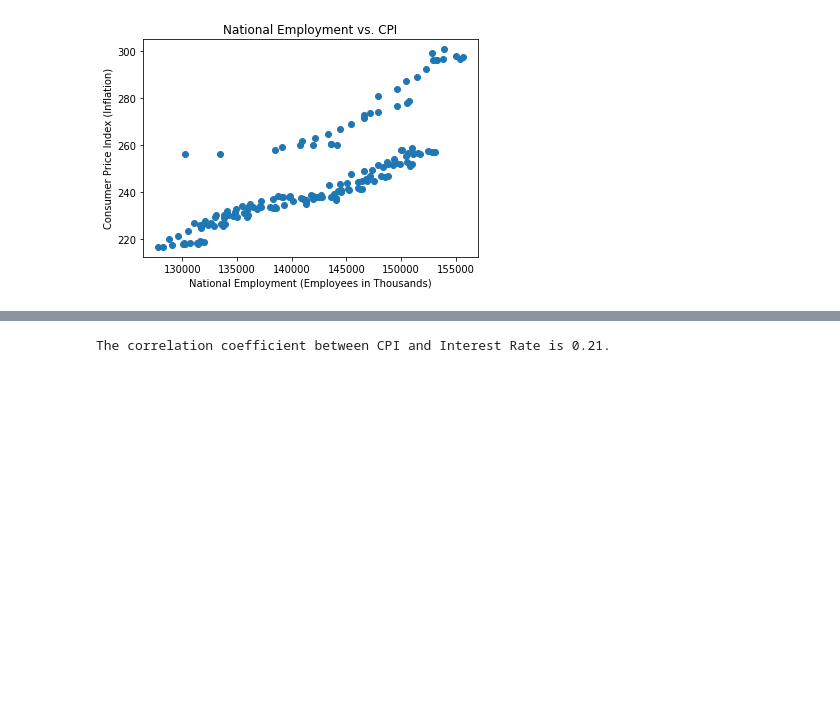
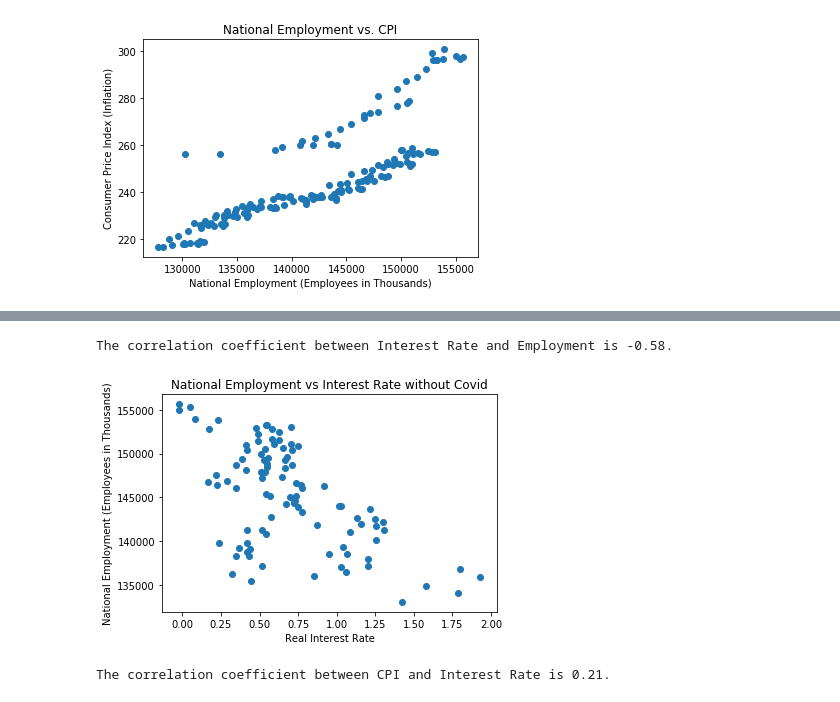
Before and after one commit to aumekubo2/SHAAL, a Jupyter notebook: Data_Analysis/Multi_Extract_Analysis_Attempt_1.ipynb, the cells around one changed output, grey strips where cells are left out. Saved outputs shown, nothing was run; the diff lists cells and outputs as text; code cells hidden in the pictures; blank space fills up the shorter version.

```diff
--- a/Data_Analysis/Multi_Extract_Analysis_Attempt_1.ipynb
+++ b/Data_Analysis/Multi_Extract_Analysis_Attempt_1.ipynb
@@ -226,3 +252,56 @@ The correlation coefficient between CPI and National Employment is 0.82.
+# %%
+# Plot Employment vs Interest Rate without Covid
+
+# drop March 2023 of Interest Rate to make dataset same length
+interest_rate_reversed = interest_rate.iloc[::-1]
+interest_rate_reversed = interest_rate_reversed.drop(interest_rate_reversed[interest_rate_reversed["observation_date"] == "Mar-23"].index)
+interest_rate_reversed = interest_rate_reversed.drop(interest_rate_reversed[interest_rate_reversed["observation_date"] == "Jan-20"].index)
+interest_rate_reversed = interest_rate_reversed.drop(interest_rate_reversed[interest_rate_reversed["observation_date"] == "Feb-20"].index)
+interest_rate_reversed = interest_rate_reversed.drop(interest_rate_reversed[interest_rate_reversed["observation_date"] == "Mar-20"].index)
+interest_rate_reversed = interest_rate_reversed.drop(interest_rate_reversed[interest_rate_reversed["observation_date"] == "Apr-20"].index)
+interest_rate_reversed = interest_rate_reversed.drop(interest_rate_reversed[interest_rate_reversed["observation_date"] == "May-20"].index)
+interest_rate_reversed = interest_rate_reversed.drop(interest_rate_reversed[interest_rate_reversed["observation_date"] == "Jun-20"].index)
+interest_rate_reversed = interest_rate_reversed.drop(interest_rate_reversed[interest_rate_reversed["observation_date"] == "Jul-20"].index)
+interest_rate_reversed = interest_rate_reversed.drop(interest_rate_reversed[interest_rate_reversed["observation_date"] == "Aug-20"].index)
+interest_rate_reversed = interest_rate_reversed.drop(interest_rate_reversed[interest_rate_reversed["observation_date"] == "Sep-20"].index)
+interest_rate_reversed = interest_rate_reversed.drop(interest_rate_reversed[interest_rate_reversed["observation_date"] == "Oct-20"].index)
+interest_rate_reversed = interest_rate_reversed.drop(interest_rate_reversed[interest_rate_reversed["observation_date"] == "Nov-20"].index)
+interest_rate_reversed = interest_rate_reversed.drop(interest_rate_reversed[interest_rate_reversed["observation_date"] == "Dec-20"].index)
+interest_rate_reversed = interest_rate_reversed.drop(interest_rate_reversed[interest_rate_reversed["observation_date"] == "Jan-21"].index)
+interest_rate_reversed = interest_rate_reversed.drop(interest_rate_reversed[interest_rate_reversed["observation_date"] == "Feb-21"].index)
+interest_rate_reversed = interest_rate_reversed.drop(interest_rate_reversed[interest_rate_reversed["observation_date"] == "Mar-21"].index)
+interest_rate_reversed = interest_rate_reversed.drop(interest_rate_reversed[interest_rate_reversed["observation_date"] == "Apr-21"].index)
+interest_rate_reversed = interest_rate_reversed.drop(interest_rate_reversed[interest_rate_reversed["observation_date"] == "May-21"].index)
+interest_rate_reversed = interest_rate_reversed.drop(interest_rate_reversed[interest_rate_reversed["observation_date"] == "Jun-21"].index)
+interest_rate_reversed = interest_rate_reversed.drop(interest_rate_reversed[interest_rate_reversed["observation_date"] == "Jul-21"].index)
+interest_rate_reversed = interest_rate_reversed.drop(interest_rate_reversed[interest_rate_reversed["observation_date"] == "Aug-21"].index)
+interest_rate_reversed = interest_rate_reversed.drop(interest_rate_reversed[interest_rate_reversed["observation_date"] == "Sep-21"].index)
+interest_rate_reversed = interest_rate_reversed.drop(interest_rate_reversed[interest_rate_reversed["observation_date"] == "Oct-21"].index)
+interest_rate_reversed = interest_rate_reversed.drop(interest_rate_reversed[interest_rate_reversed["observation_date"] == "Nov-21"].index)
+interest_rate_reversed = interest_rate_reversed.drop(interest_rate_reversed[interest_rate_reversed["observation_date"] == "Dec-21"].index)
+
+nat_employment_cropped = nat_employment_reversed.drop(nat_employment_reversed[nat_employment_reversed["year"] == 2010].index)
+nat_employment_cropped = nat_employment_cropped.drop(nat_employment_cropped[nat_employment_cropped["year"] == 2011].index)
+nat_employment_cropped = nat_employment_cropped.drop(nat_employment_cropped[nat_employment_cropped["year"] == 2012].index)
+nat_employment_cropped_covid = nat_employment_cropped.drop(nat_employment_cropped[nat_employment_cropped["year"] == 2020].index)
+nat_employment_cropped_covid = nat_employment_cropped_covid.drop(nat_employment_cropped_covid[nat_employment_cropped_covid["year"] == 2021].index)
+
+
+nat_employment_covid_value = nat_employment_cropped_covid["value"]
+interest_rate_cropped_value = interest_rate_reversed["REAINTRATREARAT10Y"]
+plt.scatter(interest_rate_cropped_value, nat_employment_covid_value)
+plt.ylabel("National Employment (Employees in Thousands)")
+plt.xlabel("Real Interest Rate")
+plt.title("National Employment vs Interest Rate without Covid")
+
+plt.savefig("../Graphs/Interest_Rate_Employment_noCovid.png")
+
+#Correlation Coefficient
+cc_ir_em_covid = round(st.pearsonr(nat_employment_covid_value, interest_rate_cropped_value)[0],2)
+print(f"The correlation coefficient between Interest Rate and Employment is {cc_ir_em_covid}.")
+# %% [output]
+The correlation coefficient between Interest Rate and Employment is -0.58.
+[figure, added]
 # %%
 # Plot CPI vs. Interest Rate
 
```
Also changed, not shown: parts of 1 cell of this notebook, 4 other files.
